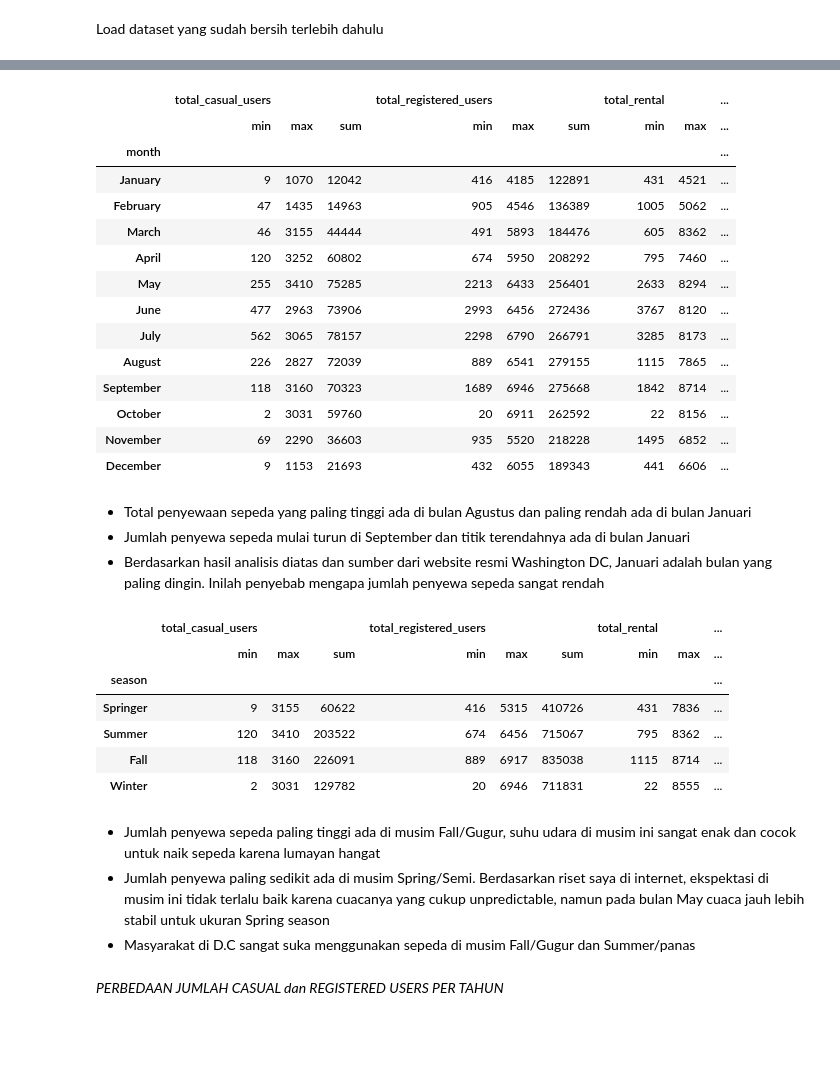
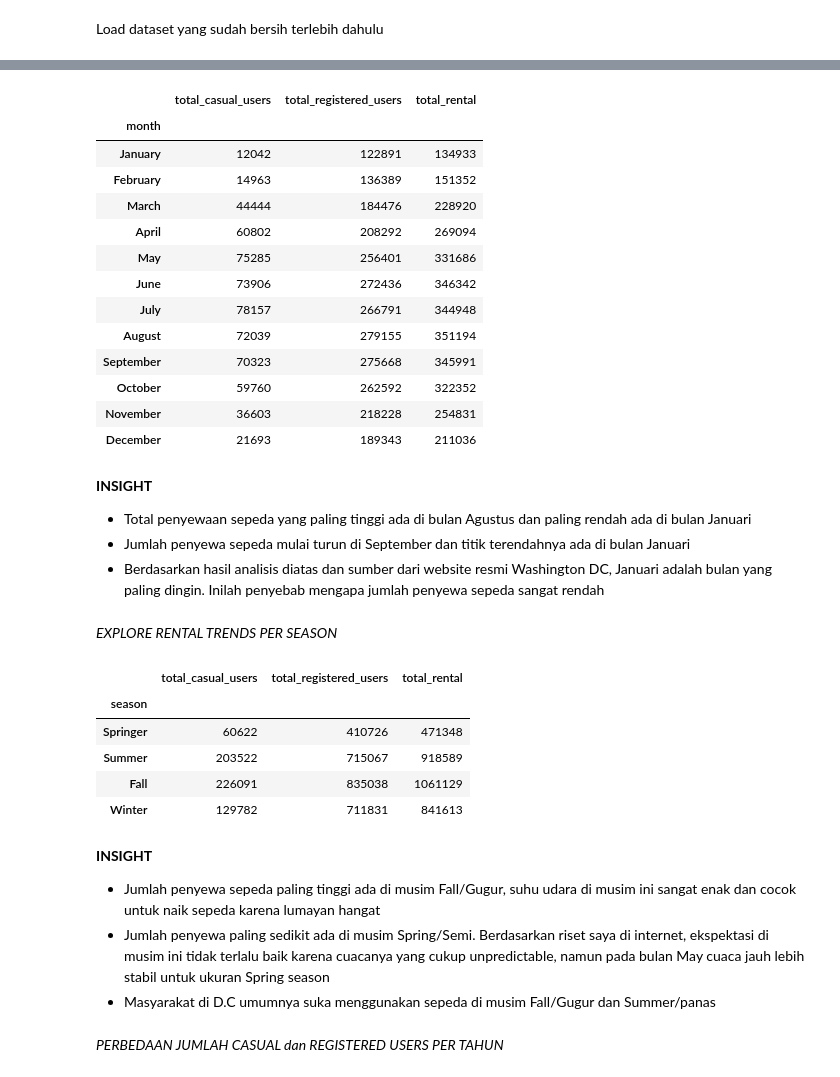
Before and after one commit to lookas15/dicoding-analisis_data-final_project, a Jupyter notebook: submission/notebook.ipynb, the cells around one changed output, grey strips where cells are left out. Saved outputs shown, nothing was run; the diff lists cells and outputs as text; code cells hidden in the pictures; blank space fills up the shorter version.

```diff
--- a/submission/notebook.ipynb
+++ b/submission/notebook.ipynb
@@ -469,7 +489,7 @@ hour_df.to_csv("dashboard\cleaned_hour.csv", index=False)
 # %% [markdown]
 Load dataset yang sudah bersih terlebih dahulu
 # %%
-day_clean_df = pd.read_csv("dashboard\cleaned_day.csv", delimiter= ",")
+day_clean_df = pd.read_csv("dashboard\cleaned_day.csv", delimiter= ",", parse_dates=['date'])
 day_clean_df.info()
 day_clean_df.head()
 # %% [output]
@@ -544,51 +564,57 @@ day_clean_df.describe(include='all')
 # %%
 month_order= ["January", "February", "March", "April", "May", "June", "July", "August", "September", "October", "November", "December"]
 monthly_trends = day_clean_df.groupby(by="month").agg({
-    "total_casual_users": ["min", "max", "sum"],
-    "total_registered_users": ["min", "max", "sum"],
-    "total_rental": ["min", "max", "sum"]
+    "total_casual_users": "sum",
+    "total_registered_users": "sum",
+    "total_rental": "sum"
 }).reindex(month_order)
 monthly_trends.head(13)
 # %% [output]
-|  | total_casual_users |  |  | total_registered_users |  |  | total_rental |  | ... |
-|  | min | max | sum | min | max | sum | min | max | ... |
-| month |  |  |  |  |  |  |  |  | ... |
-| January | 9 | 1070 | 12042 | 416 | 4185 | 122891 | 431 | 4521 | ... |
-| February | 47 | 1435 | 14963 | 905 | 4546 | 136389 | 1005 | 5062 | ... |
-| March | 46 | 3155 | 44444 | 491 | 5893 | 184476 | 605 | 8362 | ... |
-| April | 120 | 3252 | 60802 | 674 | 5950 | 208292 | 795 | 7460 | ... |
-| May | 255 | 3410 | 75285 | 2213 | 6433 | 256401 | 2633 | 8294 | ... |
-| June | 477 | 2963 | 73906 | 2993 | 6456 | 272436 | 3767 | 8120 | ... |
-| July | 562 | 3065 | 78157 | 2298 | 6790 | 266791 | 3285 | 8173 | ... |
-| August | 226 | 2827 | 72039 | 889 | 6541 | 279155 | 1115 | 7865 | ... |
-| September | 118 | 3160 | 70323 | 1689 | 6946 | 275668 | 1842 | 8714 | ... |
-| October | 2 | 3031 | 59760 | 20 | 6911 | 262592 | 22 | 8156 | ... |
-| November | 69 | 2290 | 36603 | 935 | 5520 | 218228 | 1495 | 6852 | ... |
-| December | 9 | 1153 | 21693 | 432 | 6055 | 189343 | 441 | 6606 | ... |
+|  | total_casual_users | total_registered_users | total_rental |
+| month |  |  |  |
+| January | 12042 | 122891 | 134933 |
+| February | 14963 | 136389 | 151352 |
+| March | 44444 | 184476 | 228920 |
+| April | 60802 | 208292 | 269094 |
+| May | 75285 | 256401 | 331686 |
+| June | 73906 | 272436 | 346342 |
+| July | 78157 | 266791 | 344948 |
+| August | 72039 | 279155 | 351194 |
+| September | 70323 | 275668 | 345991 |
+| October | 59760 | 262592 | 322352 |
+| November | 36603 | 218228 | 254831 |
+| December | 21693 | 189343 | 211036 |
 # %% [markdown]
+**INSIGHT**
+
 - Total penyewaan sepeda yang paling tinggi ada di bulan Agustus dan paling rendah ada di bulan Januari
 - Jumlah penyewa sepeda mulai turun di September dan titik terendahnya ada di bulan Januari
 - Berdasarkan hasil analisis diatas dan sumber dari website resmi Washington DC, Januari adalah bulan yang paling dingin. Inilah penyebab mengapa jumlah penyewa sepeda sangat rendah
+# %% [markdown]
+*EXPLORE RENTAL TRENDS PER SEASON*
 # %%
 season_order = ["Springer", "Summer", "Fall", "Winter"]
+
 season_trends = day_clean_df.groupby(by="season").agg({
-    "total_casual_users": ["min", "max", "sum"],
-    "total_registered_users": ["min", "max", "sum"],
-    "total_rental": ["min", "max", "sum"]
-}).reindex(season_order)
+    "total_casual_users": "sum",
+    "total_registered_users": "sum",
+    "total_rental": "sum"
+}).round().reindex(season_order)
+
 season_trends.head()
 # %% [output]
-|  | total_casual_users |  |  | total_registered_users |  |  | total_rental |  | ... |
-|  | min | max | sum | min | max | sum | min | max | ... |
-| season |  |  |  |  |  |  |  |  | ... |
-| Springer | 9 | 3155 | 60622 | 416 | 5315 | 410726 | 431 | 7836 | ... |
-| Summer | 120 | 3410 | 203522 | 674 | 6456 | 715067 | 795 | 8362 | ... |
-| Fall | 118 | 3160 | 226091 | 889 | 6917 | 835038 | 1115 | 8714 | ... |
-| Winter | 2 | 3031 | 129782 | 20 | 6946 | 711831 | 22 | 8555 | ... |
+|  | total_casual_users | total_registered_users | total_rental |
+| season |  |  |  |
+| Springer | 60622 | 410726 | 471348 |
+| Summer | 203522 | 715067 | 918589 |
+| Fall | 226091 | 835038 | 1061129 |
+| Winter | 129782 | 711831 | 841613 |
 # %% [markdown]
+**INSIGHT**
+
 - Jumlah penyewa sepeda paling tinggi ada di musim Fall/Gugur, suhu udara di musim ini sangat enak dan cocok untuk naik sepeda karena lumayan hangat
 - Jumlah penyewa paling sedikit ada di musim Spring/Semi. Berdasarkan riset saya di internet, ekspektasi di musim ini tidak terlalu baik karena cuacanya yang cukup unpredictable, namun pada bulan May cuaca jauh lebih stabil untuk ukuran Spring season
-- Masyarakat di D.C sangat suka menggunakan sepeda di musim Fall/Gugur dan Summer/panas
+- Masyarakat di D.C umumnya suka menggunakan sepeda di musim Fall/Gugur dan Summer/panas
 # %% [markdown]
 *PERBEDAAN JUMLAH CASUAL dan REGISTERED USERS PER TAHUN*
 # %%
```
Also changed, not shown: parts of 43 cells of this notebook, 2 other files.
